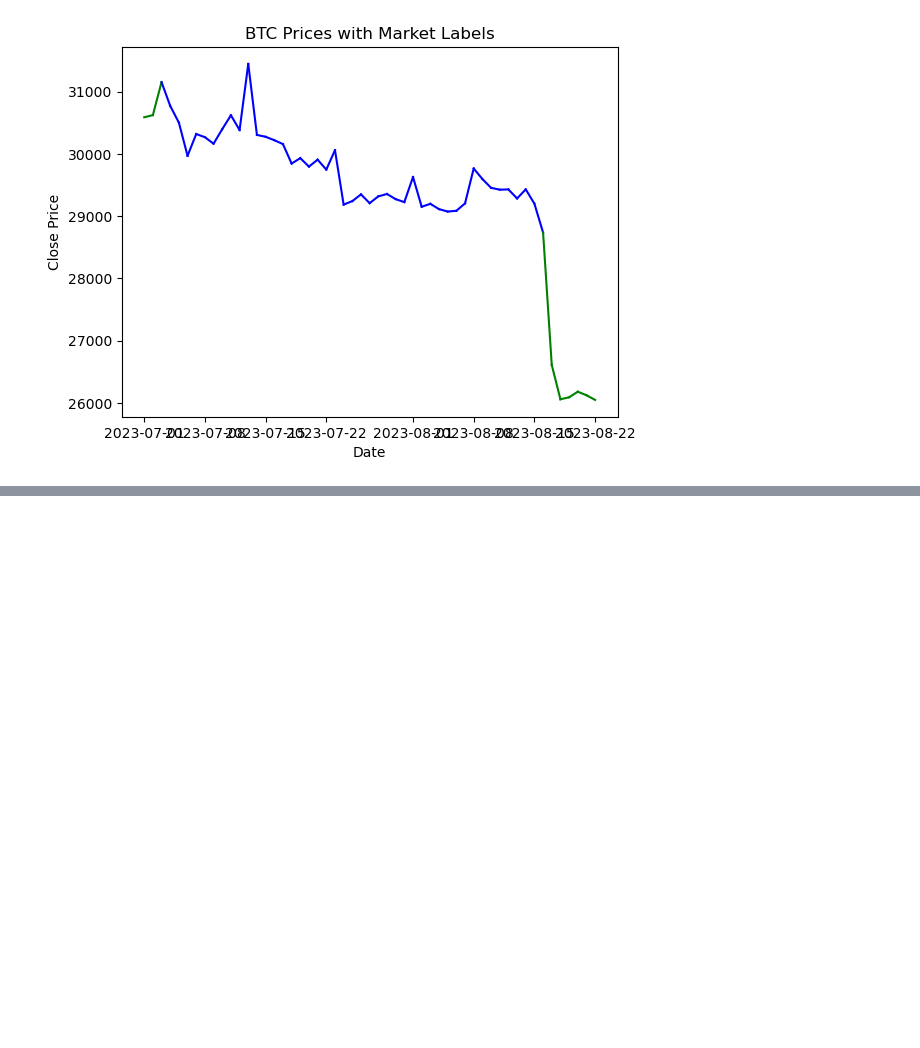
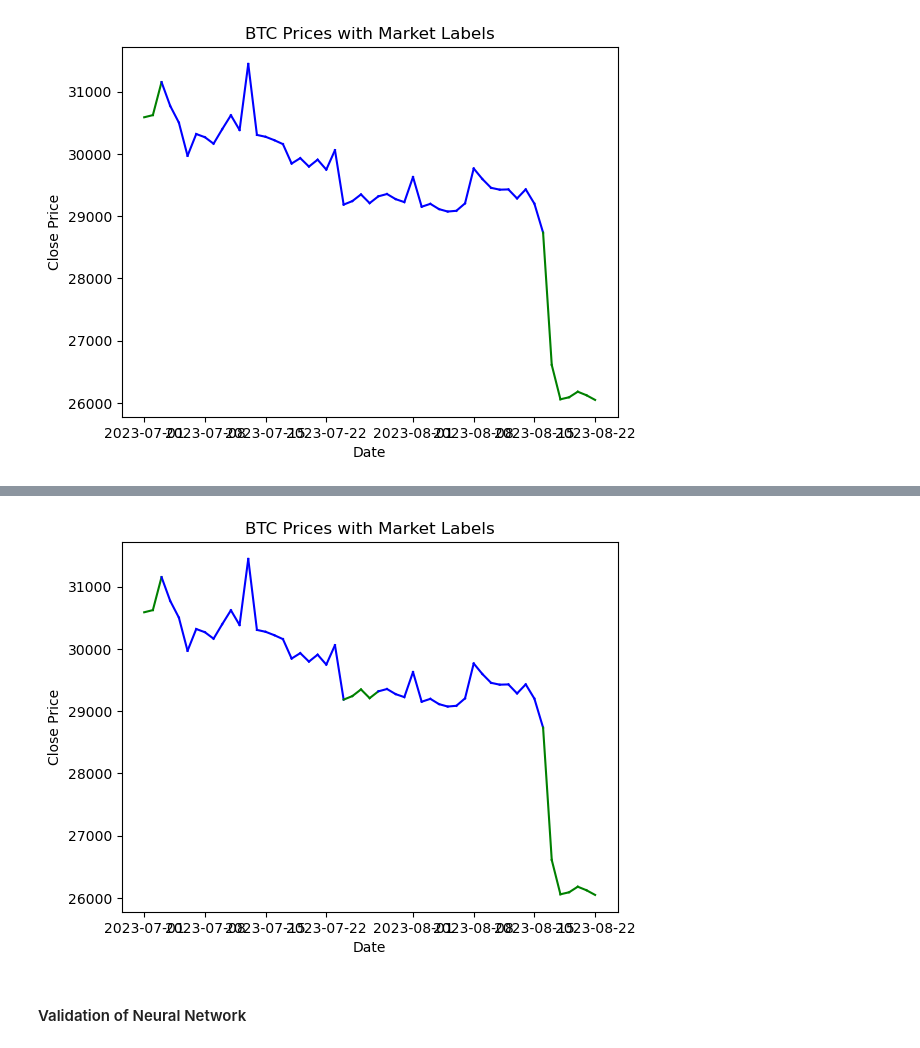
Before and after one commit to v3232/Project-2team-4, a Jupyter notebook: bitcoin_classifier.ipynb, the cells around one changed output, grey strips where cells are left out. Saved outputs shown, nothing was run; the diff lists cells and outputs as text; code cells hidden in the pictures; blank space fills up the shorter version.

```diff
--- a/bitcoin_classifier.ipynb
+++ b/bitcoin_classifier.ipynb
@@ -461,0 +581,6 @@ plot_colored_market_trends_1(df['2023-07-01':],svm_validation_pred)
+# %%
+lstm_validation_pred = gb_model.predict(X_validation_scaled)
+
+print("Accuracy on validation data: ", accuracy_score(y_validation, rf_validation_pred))
+print("Confusion Matrix on validation data: \n", confusion_matrix(y_validation, rf_validation_pred))
+print("Classification Report on validation data: \n", classification_report(y_validation, rf_validation_pred))
@@ -461,0 +601,7 @@ plot_colored_market_trends_1(df['2023-07-01':],svm_validation_pred)
+# %%
+#validation plot for rf model
+plot_colored_market_trends_1(df['2023-07-01':],lstm_validation_pred)
+# %% [output]
+[figure, added]
+# %% [markdown]
+#### Validation of Neural Network
```
Also changed, not shown: parts of 37 cells of this notebook.
